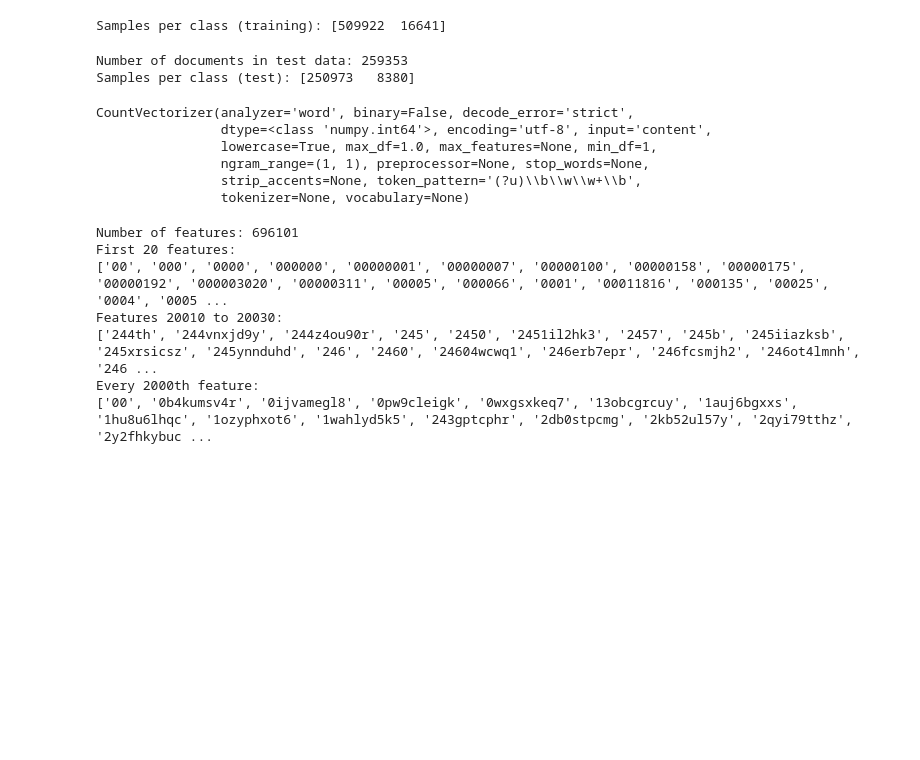
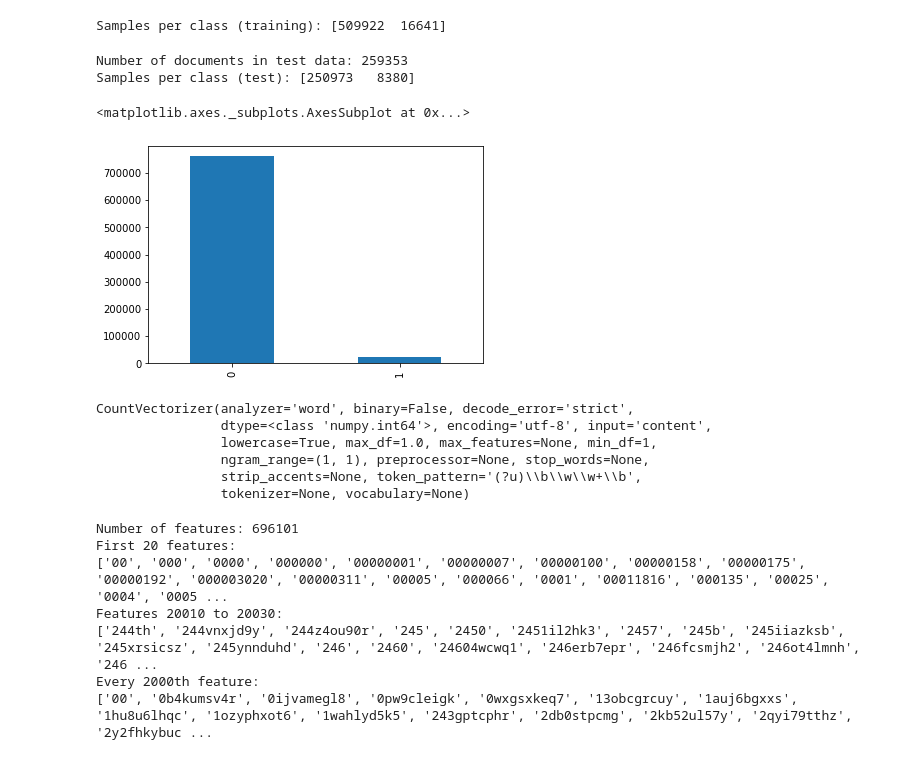
Before and after one commit to lukeml/Magnimind-NLP, a Jupyter notebook: notebooks/Tweet-EDA.ipynb, the cells around one changed output. Saved outputs shown, nothing was run; the diff lists cells and outputs as text; code cells hidden in the pictures; blank space fills up the shorter version.

```diff
--- a/notebooks/Tweet-EDA.ipynb
+++ b/notebooks/Tweet-EDA.ipynb
@@ -188,6 +195,11 @@ print("Samples per class (test): {}".format(np.bincount(y_test)))
 # %% [output]
 Number of documents in test data: 259353
 Samples per class (test): [250973   8380]
+# %%
+df_tweet_label['label'].value_counts().plot(kind='bar')
+# %% [output]
+<matplotlib.axes._subplots.AxesSubplot at 0x...>
+[figure, added]
 # %%
 vect = CountVectorizer().fit(X_train)
 # %%
```
Also changed, not shown: parts of 16 cells of this notebook.
